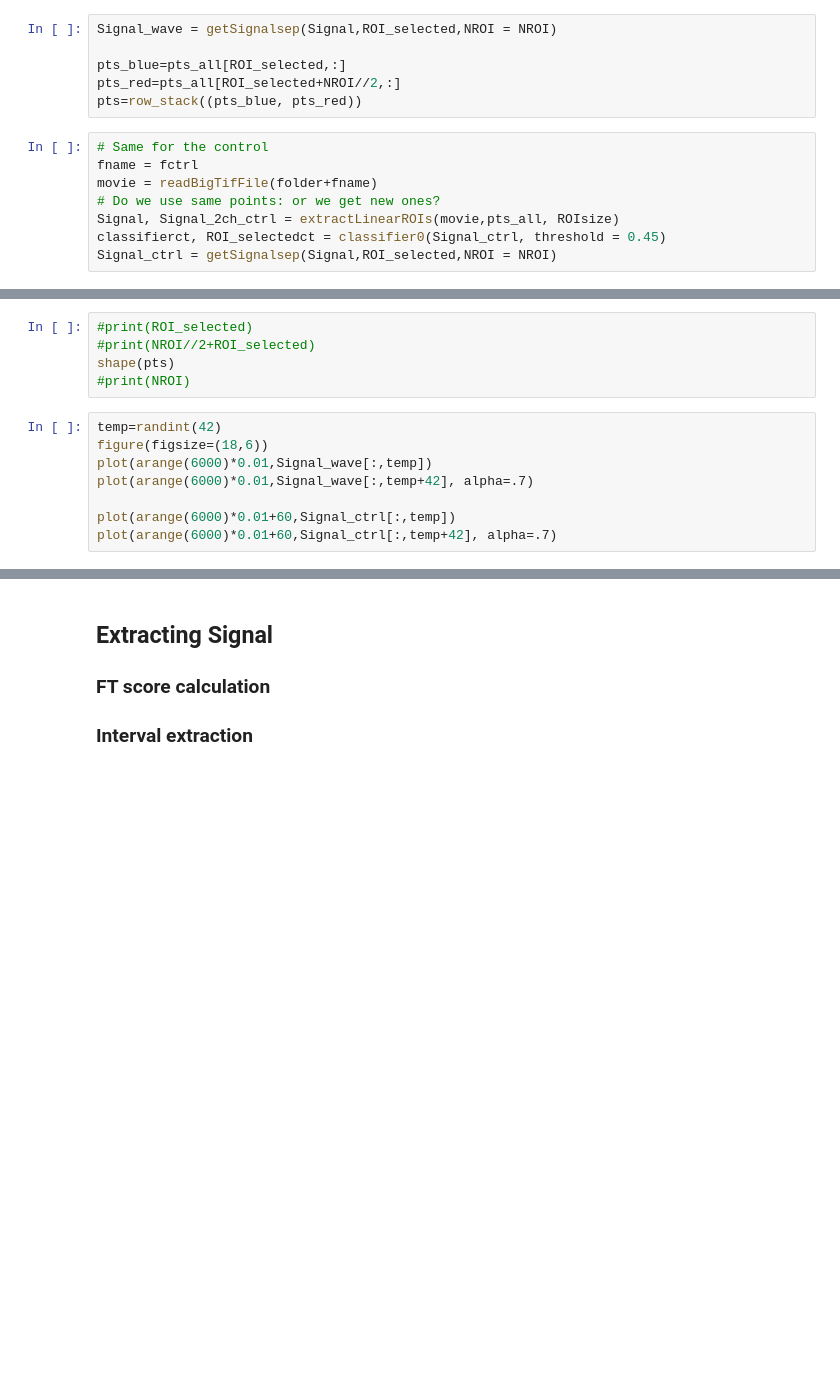
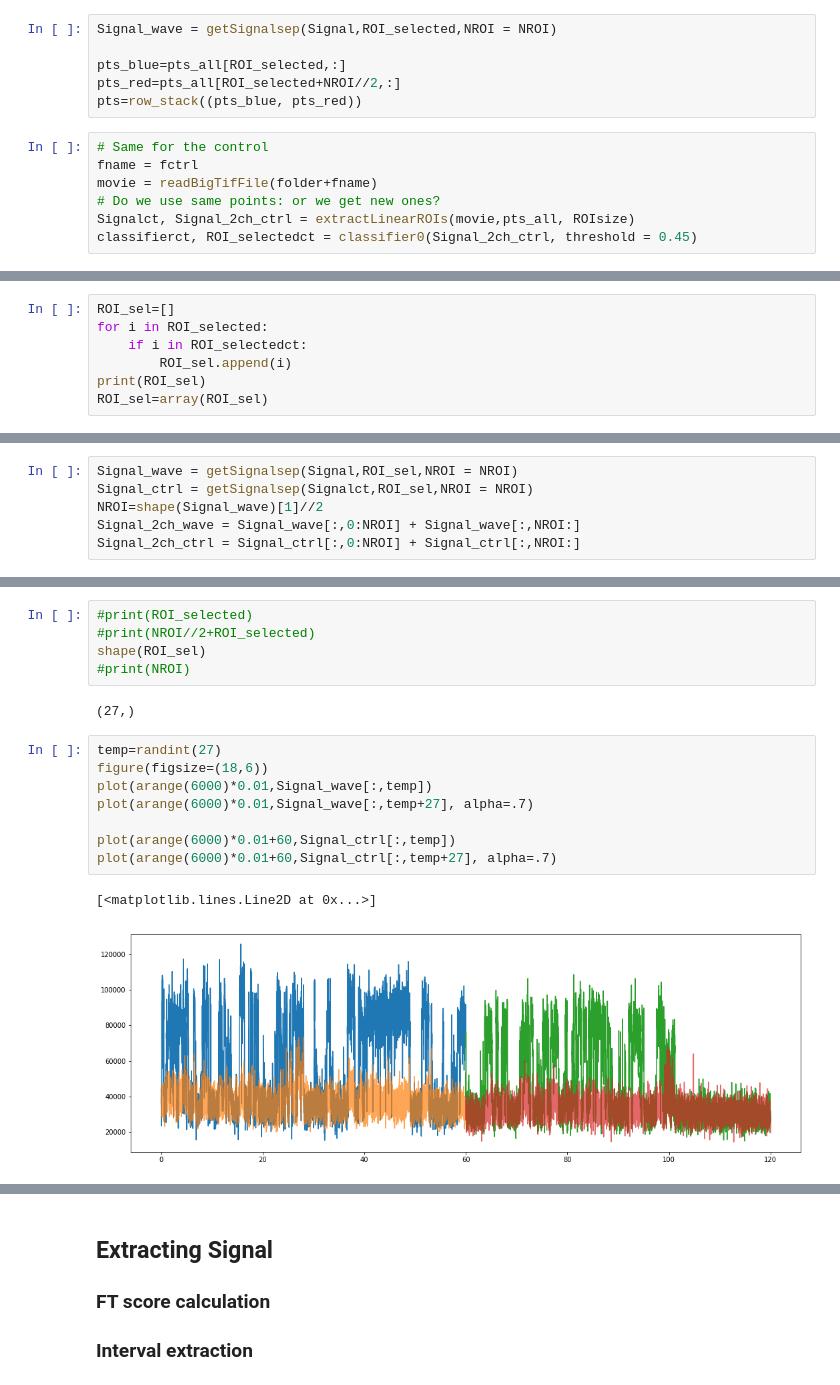
Before and after one commit to p-serna/Nanorods, a Jupyter notebook: Main_Nanords - Functionalised.ipynb, the cells around one changed output, grey strips where cells are left out. Drawn from its saved outputs; the diff is of its cells as text; blank space fills up the shorter version.

```diff
--- a/Main_Nanords - Functionalised.ipynb
+++ b/Main_Nanords - Functionalised.ipynb
@@ -371,6 +371,5 @@ pts=row_stack((pts_blue, pts_red))
 fname = fctrl
 movie = readBigTifFile(folder+fname)
 # Do we use same points: or we get new ones?
-Signal, Signal_2ch_ctrl = extractLinearROIs(movie,pts_all, ROIsize)
-classifierct, ROI_selectedct = classifier0(Signal_ctrl, threshold = 0.45)
-Signal_ctrl = getSignalsep(Signal,ROI_selected,NROI = NROI)
+Signalct, Signal_2ch_ctrl = extractLinearROIs(movie,pts_all, ROIsize)
+classifierct, ROI_selectedct = classifier0(Signal_2ch_ctrl, threshold = 0.45)
@@ -378,0 +384,7 @@ NameError: name 'Signal_ctrl' is not defined
+# %%
+ROI_sel=[]
+for i in ROI_selected:
+    if i in ROI_selectedct:
+        ROI_sel.append(i)
+print(ROI_sel)
+ROI_sel=array(ROI_sel)
@@ -378,0 +393,6 @@ NameError: name 'Signal_ctrl' is not defined
+# %%
+Signal_wave = getSignalsep(Signal,ROI_sel,NROI = NROI)
+Signal_ctrl = getSignalsep(Signalct,ROI_sel,NROI = NROI)
+NROI=shape(Signal_wave)[1]//2
+Signal_2ch_wave = Signal_wave[:,0:NROI] + Signal_wave[:,NROI:]
+Signal_2ch_ctrl = Signal_ctrl[:,0:NROI] + Signal_ctrl[:,NROI:]
@@ -379,13 +402,18 @@ NameError: name 'Signal_ctrl' is not defined
 # %%
 #print(ROI_selected)
 #print(NROI//2+ROI_selected)
-shape(pts)
+shape(ROI_sel)
 #print(NROI)
+# %% [output]
+(27,)
 # %%
-temp=randint(42)
+temp=randint(27)
 figure(figsize=(18,6))
 plot(arange(6000)*0.01,Signal_wave[:,temp])
-plot(arange(6000)*0.01,Signal_wave[:,temp+42], alpha=.7)
+plot(arange(6000)*0.01,Signal_wave[:,temp+27], alpha=.7)
 
 plot(arange(6000)*0.01+60,Signal_ctrl[:,temp])
-plot(arange(6000)*0.01+60,Signal_ctrl[:,temp+42], alpha=.7)
+plot(arange(6000)*0.01+60,Signal_ctrl[:,temp+27], alpha=.7)
+# %% [output]
+[<matplotlib.lines.Line2D at 0x...>]
+[figure, added]
```
Also changed, not shown: parts of 25 cells of this notebook.
